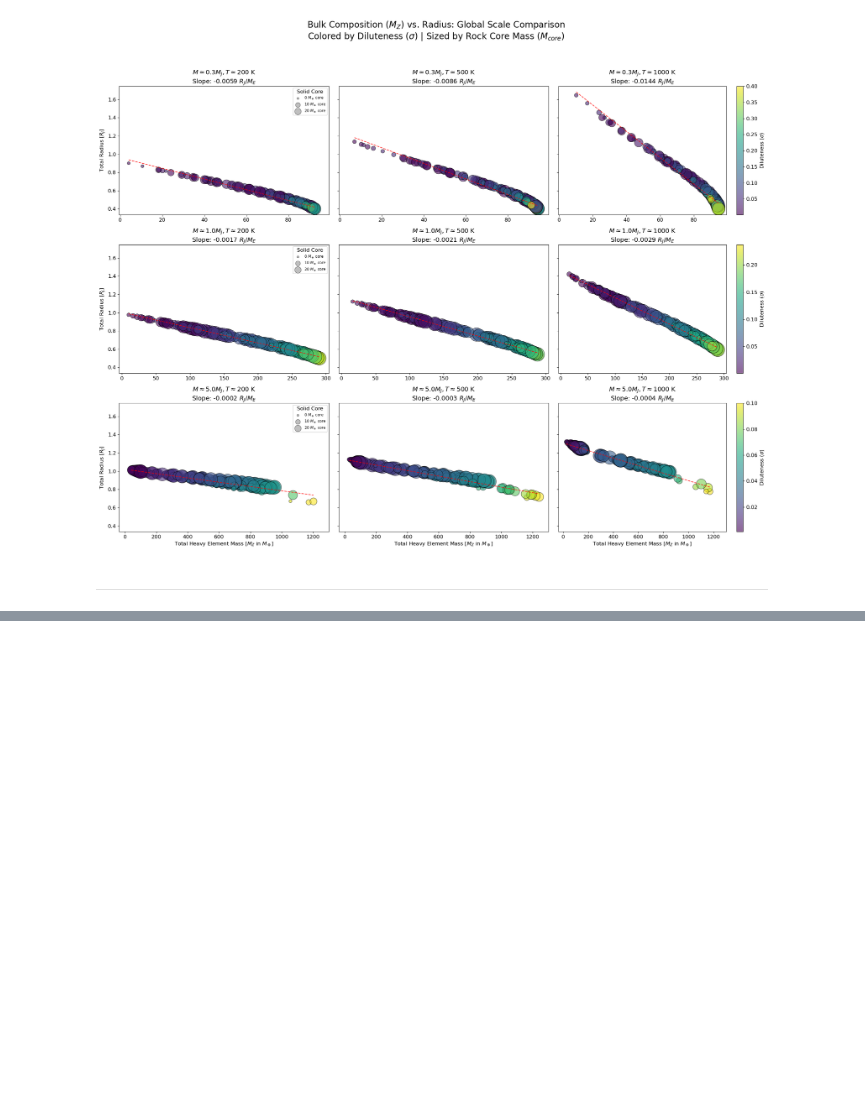
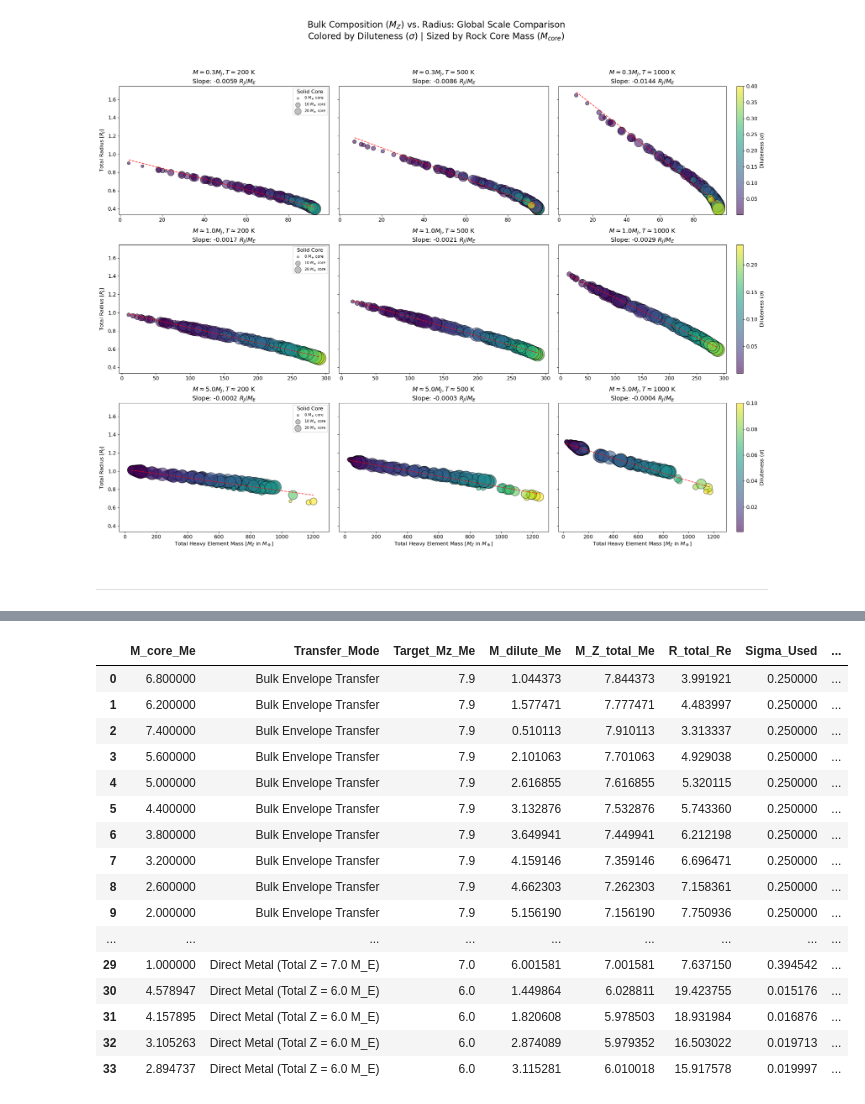
Before and after one commit to ChristianSWilkinson/fuzzycore, a Jupyter notebook: notebooks/planet_stats.ipynb, the cells around one changed output, grey strips where cells are left out. Cells and saved outputs as stored; diff of their text form; code cells hidden in the pictures; blank space fills up the shorter version.

```diff
--- a/notebooks/planet_stats.ipynb
+++ b/notebooks/planet_stats.ipynb
@@ -461,0 +442,20 @@ else:
+# %%
+df_plot
+# %% [output]
+|  | M_core_Me | Transfer_Mode | Target_Mz_Me | M_dilute_Me | M_Z_total_Me | R_total_Re | Sigma_Used | ... |
+| 0 | 6.800000 | Bulk Envelope Transfer | 7.9 | 1.044373 | 7.844373 | 3.991921 | 0.250000 | ... |
+| 1 | 6.200000 | Bulk Envelope Transfer | 7.9 | 1.577471 | 7.777471 | 4.483997 | 0.250000 | ... |
+| 2 | 7.400000 | Bulk Envelope Transfer | 7.9 | 0.510113 | 7.910113 | 3.313337 | 0.250000 | ... |
+| 3 | 5.600000 | Bulk Envelope Transfer | 7.9 | 2.101063 | 7.701063 | 4.929038 | 0.250000 | ... |
+| 4 | 5.000000 | Bulk Envelope Transfer | 7.9 | 2.616855 | 7.616855 | 5.320115 | 0.250000 | ... |
+| 5 | 4.400000 | Bulk Envelope Transfer | 7.9 | 3.132876 | 7.532876 | 5.743360 | 0.250000 | ... |
+| 6 | 3.800000 | Bulk Envelope Transfer | 7.9 | 3.649941 | 7.449941 | 6.212198 | 0.250000 | ... |
+| 7 | 3.200000 | Bulk Envelope Transfer | 7.9 | 4.159146 | 7.359146 | 6.696471 | 0.250000 | ... |
+| 8 | 2.600000 | Bulk Envelope Transfer | 7.9 | 4.662303 | 7.262303 | 7.158361 | 0.250000 | ... |
+| 9 | 2.000000 | Bulk Envelope Transfer | 7.9 | 5.156190 | 7.156190 | 7.750936 | 0.250000 | ... |
+| ... | ... | ... | ... | ... | ... | ... | ... | ... |
+| 29 | 1.000000 | Direct Metal (Total Z = 7.0 M_E) | 7.0 | 6.001581 | 7.001581 | 7.637150 | 0.394542 | ... |
+| 30 | 4.578947 | Direct Metal (Total Z = 6.0 M_E) | 6.0 | 1.449864 | 6.028811 | 19.423755 | 0.015176 | ... |
+| 31 | 4.157895 | Direct Metal (Total Z = 6.0 M_E) | 6.0 | 1.820608 | 5.978503 | 18.931984 | 0.016876 | ... |
+| 32 | 3.105263 | Direct Metal (Total Z = 6.0 M_E) | 6.0 | 2.874089 | 5.979352 | 16.503022 | 0.019713 | ... |
+| 33 | 2.894737 | Direct Metal (Total Z = 6.0 M_E) | 6.0 | 3.115281 | 6.010018 | 15.917578 | 0.019997 | ... |
```
Also changed, not shown: parts of 1 cell of this notebook, 2 other files.
